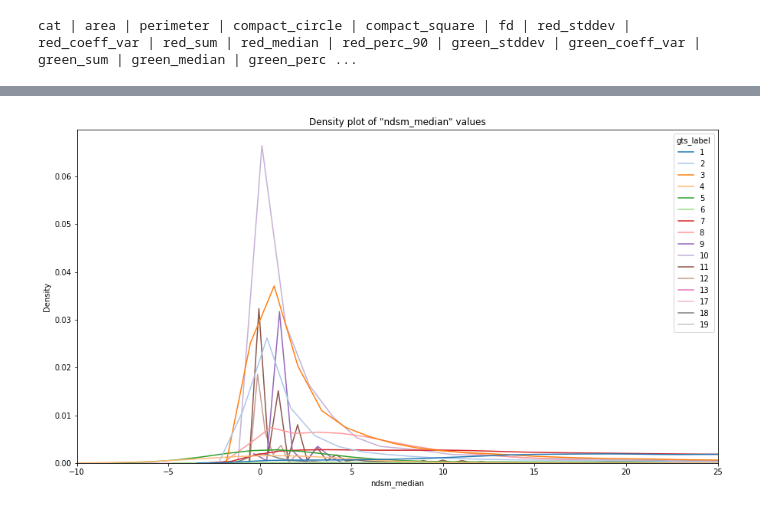
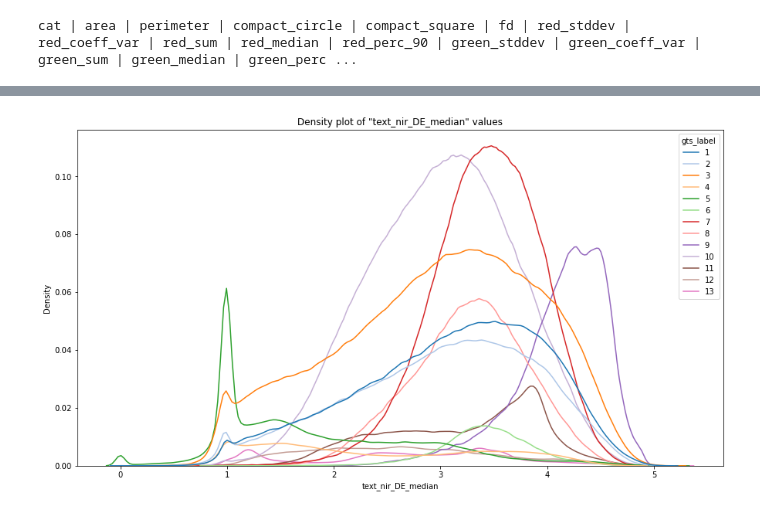
Before and after one commit to tgrippa/Weaksupervision_FlairOne, a Jupyter notebook: DL/FLAIR_baseline/plot_class_distribution.ipynb, the cells around one changed output, grey strips where cells are left out. Saved outputs shown, nothing was run; the diff lists cells and outputs as text; code cells hidden in the pictures.

Commit message:
last version with density plot per class

```diff
--- a/DL/FLAIR_baseline/plot_class_distribution.ipynb
+++ b/DL/FLAIR_baseline/plot_class_distribution.ipynb
@@ -160,5 +160,5 @@ plot_density_curves(data, class_column="gts_label", x_column="ndvi_median")
 # %%
 # Plot density curves
-plot_density_curves(data, class_column="gts_label", x_column="ndsm_median",xlim=(-10,25))
+plot_density_curves(data, class_column="gts_label", x_column="text_nir_DE_median")
 # %% [output]
-[figure, old version]
+[figure, new version]
```
Also changed, not shown: parts of 1 cell of this notebook.
